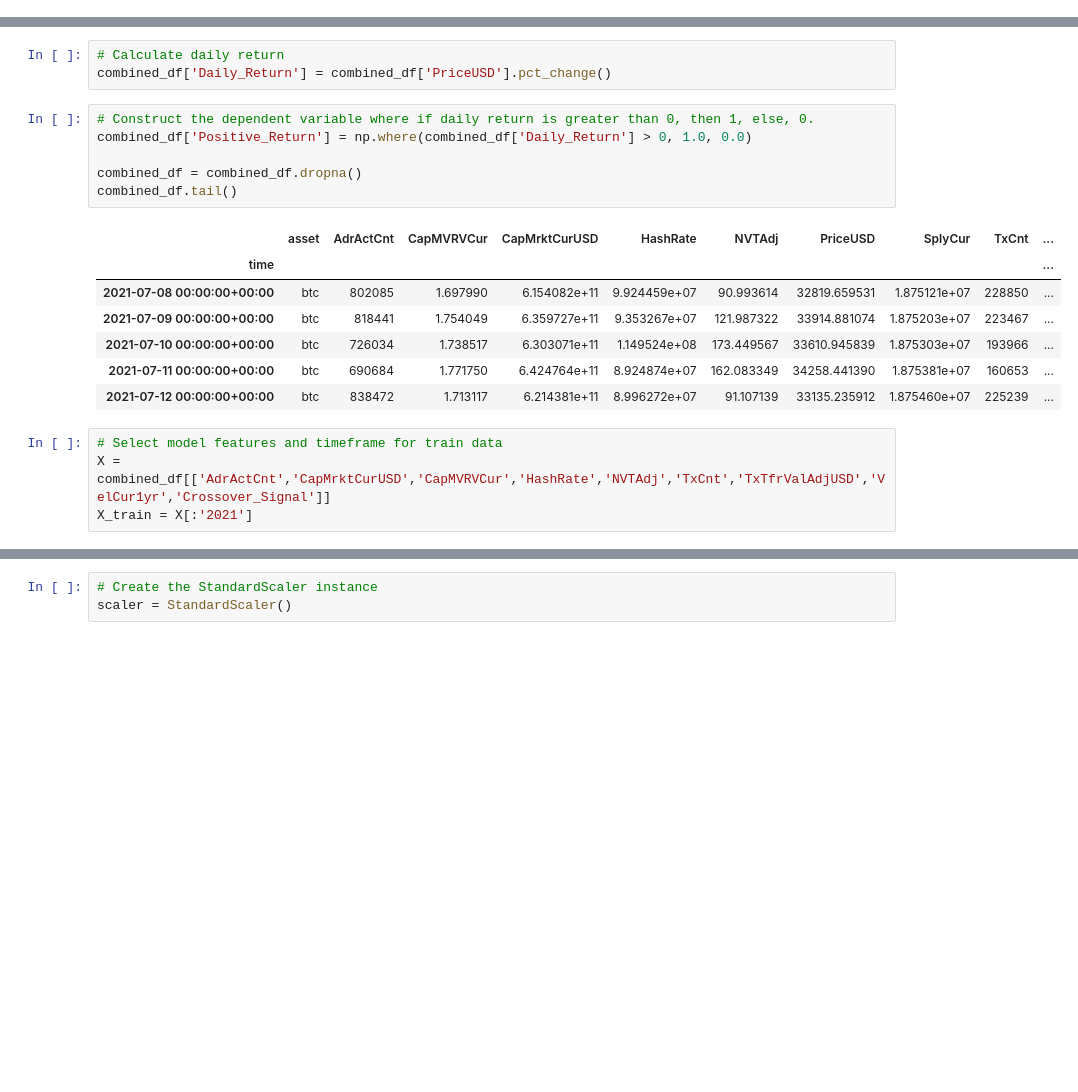
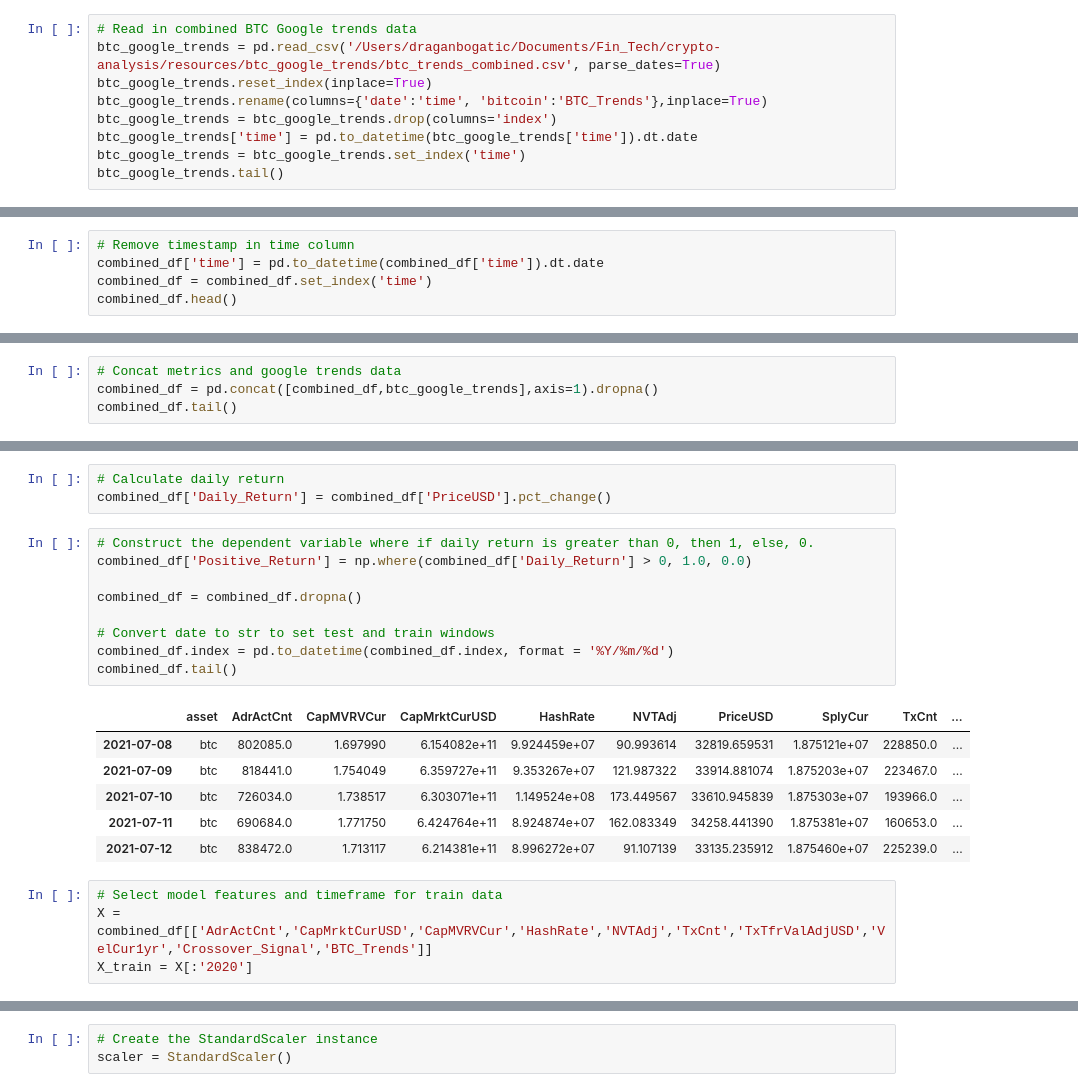
Before and after one commit to dbogatic/crypto-analysis, a Jupyter notebook: btc_price_direction.ipynb, the cells around one changed output, grey strips where cells are left out. Drawn from its saved outputs; the diff is of its cells as text; blank space fills up the shorter version.

```diff
--- a/btc_price_direction.ipynb
+++ b/btc_price_direction.ipynb
@@ -32,3 +32,12 @@ metrics_2012 = pd.read_csv('/Users/draganbogatic/Documents/Fin_Tech/crypto-analy
 metrics_2011 = pd.read_csv('/Users/draganbogatic/Documents/Fin_Tech/crypto-analysis/resources/btc_annual_metrics/btc_metrics_11.csv', parse_dates=True)
 metrics_2010 = pd.read_csv('/Users/draganbogatic/Documents/Fin_Tech/crypto-analysis/resources/btc_annual_metrics/btc_metrics_12.csv', parse_dates=True)
 metrics_2009 = pd.read_csv('/Users/draganbogatic/Documents/Fin_Tech/crypto-analysis/resources/btc_annual_metrics/btc_metrics_13.csv', parse_dates=True)
+# %%
+# Read in combined BTC Google trends data
+btc_google_trends = pd.read_csv('/Users/draganbogatic/Documents/Fin_Tech/crypto-analysis/resources/btc_google_trends/btc_trends_combined.csv', parse_dates=True)
+btc_google_trends.reset_index(inplace=True)
+btc_google_trends.rename(columns={'date':'time', 'bitcoin':'BTC_Trends'},inplace=True)
+btc_google_trends = btc_google_trends.drop(columns='index')
+btc_google_trends['time'] = pd.to_datetime(btc_google_trends['time']).dt.date
+btc_google_trends = btc_google_trends.set_index('time')
+btc_google_trends.tail()
@@ -83,0 +90,5 @@ combined_df.head()
+# %%
+# Remove timestamp in time column
+combined_df['time'] = pd.to_datetime(combined_df['time']).dt.date
+combined_df = combined_df.set_index('time')
+combined_df.head()
@@ -83,0 +103,4 @@ combined_df.head()
+# %%
+# Concat metrics and google trends data
+combined_df = pd.concat([combined_df,btc_google_trends],axis=1).dropna()
+combined_df.tail()
@@ -108,21 +138,23 @@ combined_df['Daily_Return'] = combined_df['PriceUSD'].pct_change()
 # %%
 # Construct the dependent variable where if daily return is greater than 0, then 1, else, 0.
 combined_df['Positive_Return'] = np.where(combined_df['Daily_Return'] > 0, 1.0, 0.0)
 
 combined_df = combined_df.dropna()
+
+# Convert date to str to set test and train windows
+combined_df.index = pd.to_datetime(combined_df.index, format = '%Y/%m/%d')
 combined_df.tail()
 # %% [output]
 |  | asset | AdrActCnt | CapMVRVCur | CapMrktCurUSD | HashRate | NVTAdj | PriceUSD | SplyCur | TxCnt | ... |
-| time |  |  |  |  |  |  |  |  |  | ... |
-| 2021-07-08 00:00:00+00:00 | btc | 802085 | 1.697990 | 6.154082e+11 | 9.924459e+07 | 90.993614 | 32819.659531 | 1.875121e+07 | 228850 | ... |
-| 2021-07-09 00:00:00+00:00 | btc | 818441 | 1.754049 | 6.359727e+11 | 9.353267e+07 | 121.987322 | 33914.881074 | 1.875203e+07 | 223467 | ... |
-| 2021-07-10 00:00:00+00:00 | btc | 726034 | 1.738517 | 6.303071e+11 | 1.149524e+08 | 173.449567 | 33610.945839 | 1.875303e+07 | 193966 | ... |
-| 2021-07-11 00:00:00+00:00 | btc | 690684 | 1.771750 | 6.424764e+11 | 8.924874e+07 | 162.083349 | 34258.441390 | 1.875381e+07 | 160653 | ... |
-| 2021-07-12 00:00:00+00:00 | btc | 838472 | 1.713117 | 6.214381e+11 | 8.996272e+07 | 91.107139 | 33135.235912 | 1.875460e+07 | 225239 | ... |
+| 2021-07-08 | btc | 802085.0 | 1.697990 | 6.154082e+11 | 9.924459e+07 | 90.993614 | 32819.659531 | 1.875121e+07 | 228850.0 | ... |
+| 2021-07-09 | btc | 818441.0 | 1.754049 | 6.359727e+11 | 9.353267e+07 | 121.987322 | 33914.881074 | 1.875203e+07 | 223467.0 | ... |
+| 2021-07-10 | btc | 726034.0 | 1.738517 | 6.303071e+11 | 1.149524e+08 | 173.449567 | 33610.945839 | 1.875303e+07 | 193966.0 | ... |
+| 2021-07-11 | btc | 690684.0 | 1.771750 | 6.424764e+11 | 8.924874e+07 | 162.083349 | 34258.441390 | 1.875381e+07 | 160653.0 | ... |
+| 2021-07-12 | btc | 838472.0 | 1.713117 | 6.214381e+11 | 8.996272e+07 | 91.107139 | 33135.235912 | 1.875460e+07 | 225239.0 | ... |
 # %%
 # Select model features and timeframe for train data
-X = combined_df[['AdrActCnt','CapMrktCurUSD','CapMVRVCur','HashRate','NVTAdj','TxCnt','TxTfrValAdjUSD','VelCur1yr','Crossover_Signal']]
-X_train = X[:'2021']
+X = combined_df[['AdrActCnt','CapMrktCurUSD','CapMVRVCur','HashRate','NVTAdj','TxCnt','TxTfrValAdjUSD','VelCur1yr','Crossover_Signal','BTC_Trends']]
+X_train = X[:'2020']
 # %%
 # Select prediction variable and timeframe for train data
 y = combined_df['Positive_Return']
```
Also changed, not shown: parts of 15 cells of this notebook, 30 other files.
